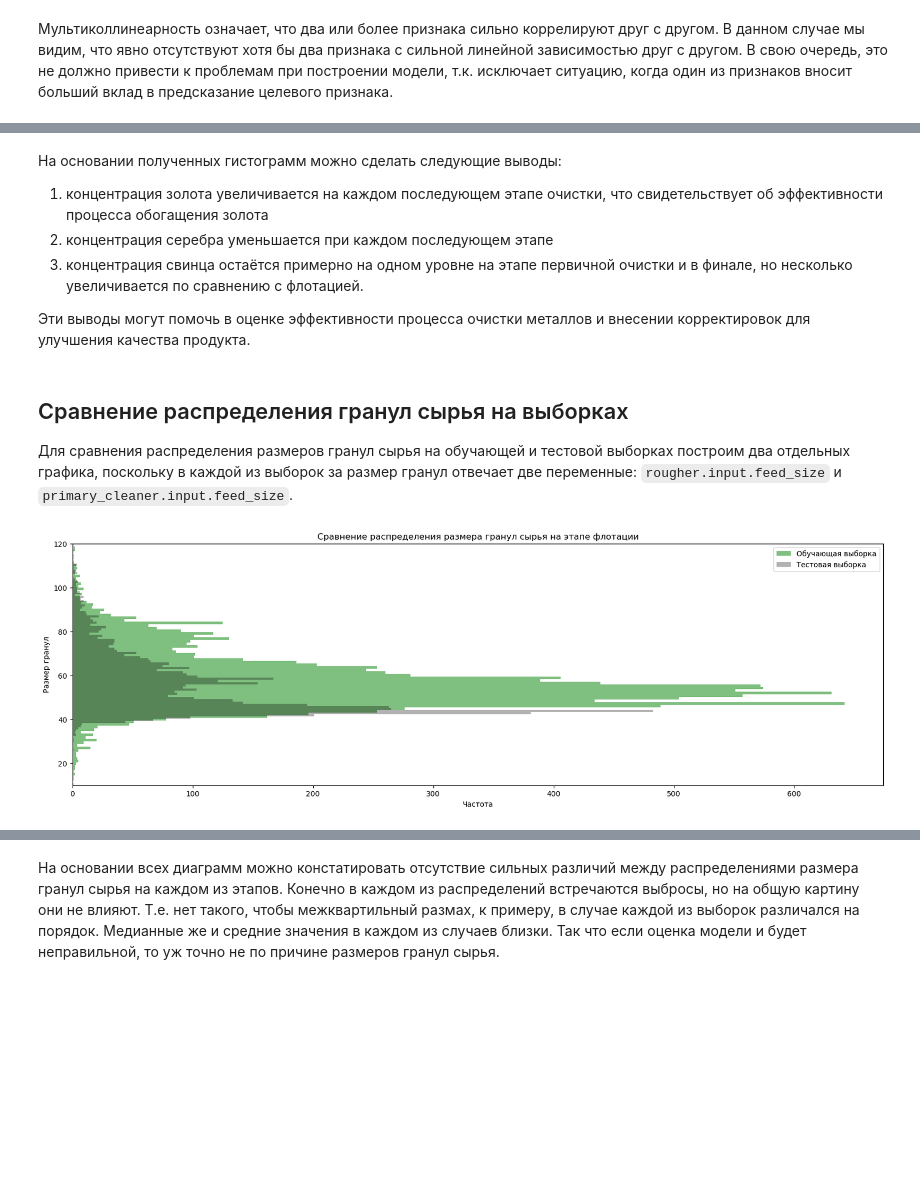
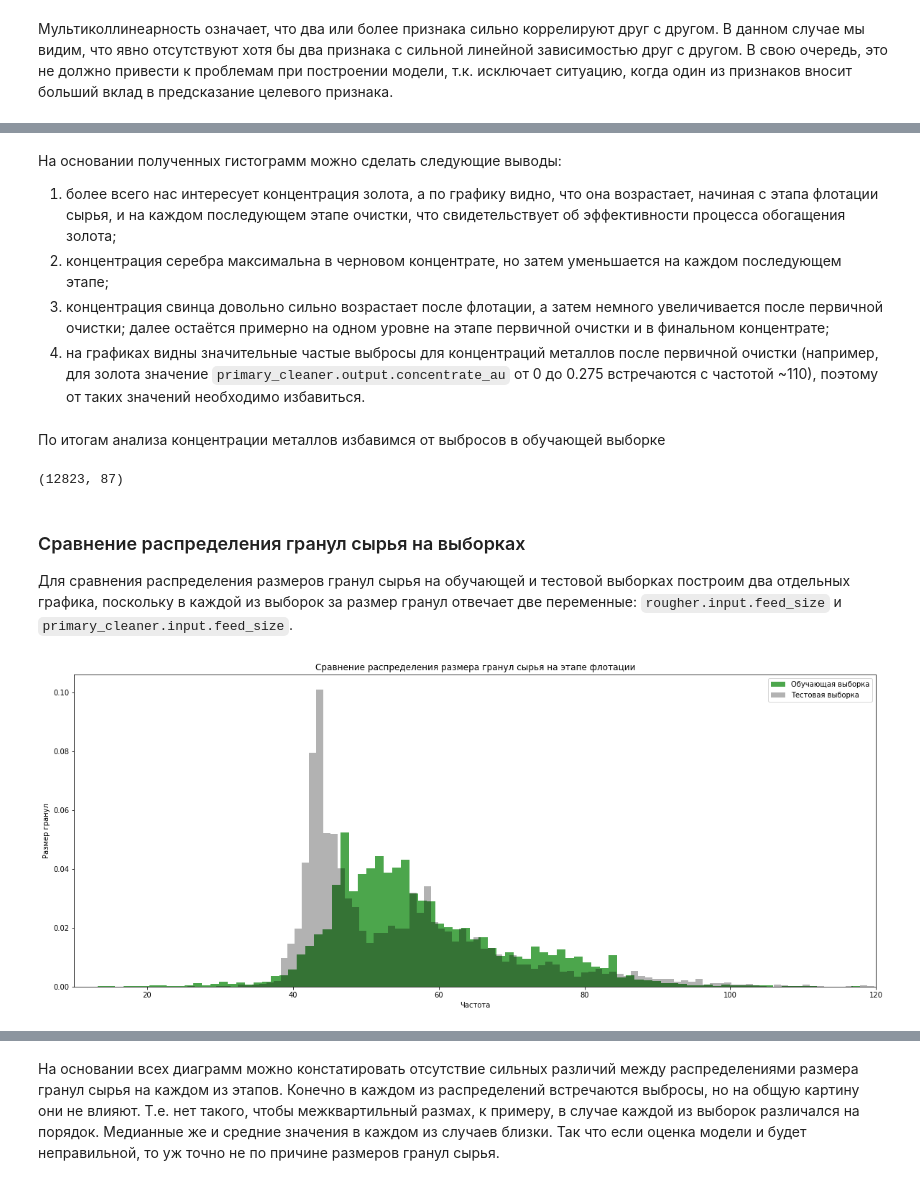
Before and after one commit to trofimovelijah/data-analysis-tools, a Jupyter notebook: 04-recovery_gold_from_ore.ipynb, the cells around one changed output, grey strips where cells are left out. Cells and saved outputs as stored; diff of their text form; code cells hidden in the pictures; blank space fills up the shorter version.

```diff
--- a/04-recovery_gold_from_ore.ipynb
+++ b/04-recovery_gold_from_ore.ipynb
@@ -280,6 +463,6 @@ plt.show()
 # %%
-data_train_clr = data_train[(data_train['final.output.recovery'] > 50) & (data_train['final.output.recovery'] < 88)]
-data_train_clr = data_train_clr[(data_train_clr['rougher.output.recovery'] > 66) & (data_train_clr['rougher.output.recovery'] != 100)]
+data_train_clr = data_train[(data_train['final.output.recovery'] != 0) & (data_train['final.output.recovery'] != 100)]
+data_train_clr = data_train_clr[(data_train_clr['rougher.output.recovery'] != 0) & (data_train_clr['rougher.output.recovery'] != 100)]
 # %% [markdown]
 Теперь устраним для остальных признаков выбивающиеся значения `0`
 # %%
@@ -301,6 +511,6 @@ plt.show()
 # %%
-data_test_tar = data_test_tar[(data_test_tar['final.output.recovery'] > 46) & (data_test_tar['final.output.recovery'] < 84)]
-data_test_tar = data_test_tar[(data_test_tar['rougher.output.recovery'] > 60) & (data_test_tar['rougher.output.recovery'] != 100)]
+data_test_tar = data_test_tar[(data_test_tar['final.output.recovery'] != 0) & (data_test_tar['final.output.recovery'] != 100)]
+data_test_tar = data_test_tar[(data_test_tar['rougher.output.recovery'] != 0) & (data_test_tar['rougher.output.recovery'] != 100)]
 # %% [markdown]
 Для остальных признаков устраним выбивающиеся значения `0`
 # %%
@@ -336,3 +557,3 @@ print(f'Суммарное число пропусков {data_train_clr.isnull(
 # %%
-data_train_clr.dropna(subset=['secondary_cleaner.output.tail_sol'], inplace=True)
+data_train_clr['secondary_cleaner.output.tail_sol'].fillna(method='bfill', inplace=True)
 data_train_clr.interpolate(method='linear', inplace=True)
@@ -426,22 +745,44 @@ plt.show()
 # %% [markdown]
 На основании полученных гистограмм можно сделать следующие выводы:
-1. концентрация золота увеличивается на каждом последующем этапе очистки, что свидетельствует об эффективности процесса обогащения золота
-2. концентрация серебра уменьшается при каждом последующем этапе
-3. концентрация свинца остаётся примерно на одном уровне на этапе первичной очистки и в финале, но несколько увеличивается по сравнению с флотацией.
-
-Эти выводы могут помочь в оценке эффективности процесса очистки металлов и внесении корректировок для улучшения качества продукта.
+1. более всего нас интересует концентрация золота, а по графику видно, что она возрастает, начиная с этапа флотации сырья, и на каждом последующем этапе очистки, что свидетельствует об эффективности процесса обогащения золота;
+2. концентрация серебра максимальна в черновом концентрате, но затем уменьшается на каждом последующем этапе;
+3. концентрация свинца довольно сильно возрастает после флотации, а затем немного увеличивается после первичной очистки; далее остаётся примерно на одном уровне на этапе первичной очистки и в финальном концентрате;
+4. на графиках видны значительные частые выбросы для концентраций металлов после первичной очистки (например, для золота значение `primary_cleaner.output.concentrate_au` от 0 до 0.275 встречаются с частотой ~110), поэтому от таких значений необходимо избавиться.
+# %% [markdown]
+По итогам анализа концентрации металлов избавимся от выбросов в обучающей выборке
+# %%
+data_train_clr = data_train_clr[(data_train_clr['primary_cleaner.output.concentrate_au'] >= 0.3) &
+                               (data_train_clr['primary_cleaner.output.concentrate_ag'] >= 0.2) &
+                               (data_train_clr['primary_cleaner.output.concentrate_pb'] >= 0.1)]
+data_train_clr.shape
+# %% [output]
+(12823, 87)
 # %% [markdown]
-## Сравнение распределения гранул сырья на выборках
+### Сравнение распределения гранул сырья на выборках
 Для сравнения распределения размеров гранул сырья на обучающей и тестовой выборках построим два отдельных графика, поскольку в каждой из выборок за размер гранул отвечает две переменные: `rougher.input.feed_size` и `primary_cleaner.input.feed_size`.
 # %%
-plt.figure(figsize=(20, 6))
-plt.hist(data_train_clr['rougher.input.feed_size'], bins=400, alpha=0.5, label='Обучающая выборка', orientation='horizontal', color='green')
-plt.hist(data_test_tar['rougher.input.feed_size'], bins=400, alpha=0.3, label='Тестовая выборка', orientation='horizontal', color='black')
+plt.figure(figsize=(20, 8))
+plt.hist(
+    data_train_clr['rougher.input.feed_size'],
+    bins=400,
+    alpha=0.7,
+    label='Обучающая выборка',
+    color='green',
+    density=True
+        )
+plt.hist(
+    data_test_tar['rougher.input.feed_size'],
+    bins=400,
+    alpha=0.3,
+    label='Тестовая выборка',
+    color='black',
+    density=True
+        )
 plt.title('Сравнение распределения размера гранул сырья на этапе флотации')
 plt.xlabel('Частота')
 plt.ylabel('Размер гранул')
 plt.legend()
-plt.ylim(10, 120)
+plt.xlim(10, 120)
 plt.show()
 # %% [output]
-[figure, old version]
+[figure, new version]
```
Also changed, not shown: parts of 140 cells of this notebook.
